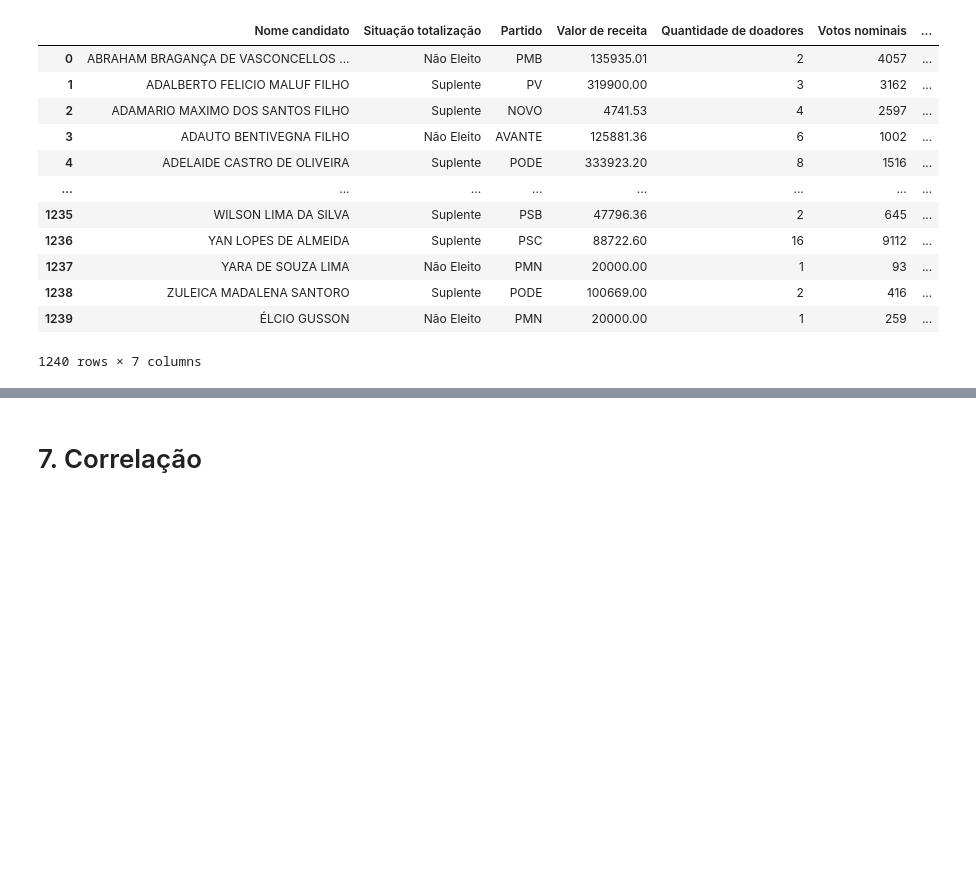
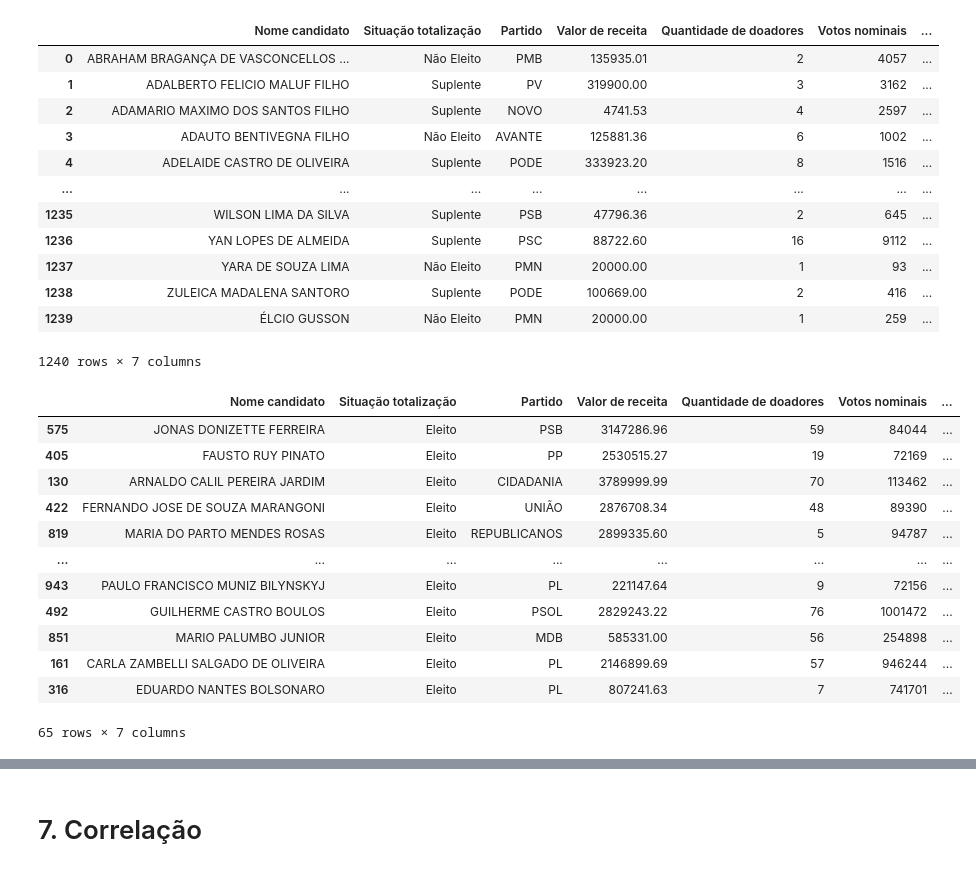
Before and after one commit to tecMTST/tutorial-de-dados, a Jupyter notebook: 99_incompletos/doacoes-eleitorais/analise_doacoes_eleitorais.ipynb, the cells around one changed output, grey strips where cells are left out. Saved outputs shown, nothing was run; the diff lists cells and outputs as text; code cells hidden in the pictures; blank space fills up the shorter version.

```diff
--- a/99_incompletos/doacoes-eleitorais/analise_doacoes_eleitorais.ipynb
+++ b/99_incompletos/doacoes-eleitorais/analise_doacoes_eleitorais.ipynb
@@ -115,3 +117,19 @@ df_candidatos
 | 1238 | ZULEICA MADALENA SANTORO | Suplente | PODE | 100669.00 | 2 | 416 | ... |
 | 1239 | ÉLCIO GUSSON | Não Eleito | PMN | 20000.00 | 1 | 259 | ... |
 1240 rows × 7 columns
+# %%
+df_candidatos[df_candidatos['Situação totalização']== 'Eleito'].sort_values('R$/voto', ascending=False)
+# %% [output]
+|  | Nome candidato | Situação totalização | Partido | Valor de receita | Quantidade de doadores | Votos nominais | ... |
+| 575 | JONAS DONIZETTE FERREIRA | Eleito | PSB | 3147286.96 | 59 | 84044 | ... |
+| 405 | FAUSTO RUY PINATO | Eleito | PP | 2530515.27 | 19 | 72169 | ... |
+| 130 | ARNALDO CALIL PEREIRA JARDIM | Eleito | CIDADANIA | 3789999.99 | 70 | 113462 | ... |
+| 422 | FERNANDO JOSE DE SOUZA MARANGONI | Eleito | UNIÃO | 2876708.34 | 48 | 89390 | ... |
+| 819 | MARIA DO PARTO MENDES ROSAS | Eleito | REPUBLICANOS | 2899335.60 | 5 | 94787 | ... |
+| ... | ... | ... | ... | ... | ... | ... | ... |
+| 943 | PAULO FRANCISCO MUNIZ BILYNSKYJ | Eleito | PL | 221147.64 | 9 | 72156 | ... |
+| 492 | GUILHERME CASTRO BOULOS | Eleito | PSOL | 2829243.22 | 76 | 1001472 | ... |
+| 851 | MARIO PALUMBO JUNIOR | Eleito | MDB | 585331.00 | 56 | 254898 | ... |
+| 161 | CARLA ZAMBELLI SALGADO DE OLIVEIRA | Eleito | PL | 2146899.69 | 57 | 946244 | ... |
+| 316 | EDUARDO NANTES BOLSONARO | Eleito | PL | 807241.63 | 7 | 741701 | ... |
+65 rows × 7 columns
```
Also changed, not shown: parts of 8 cells of this notebook, 1 other file.
